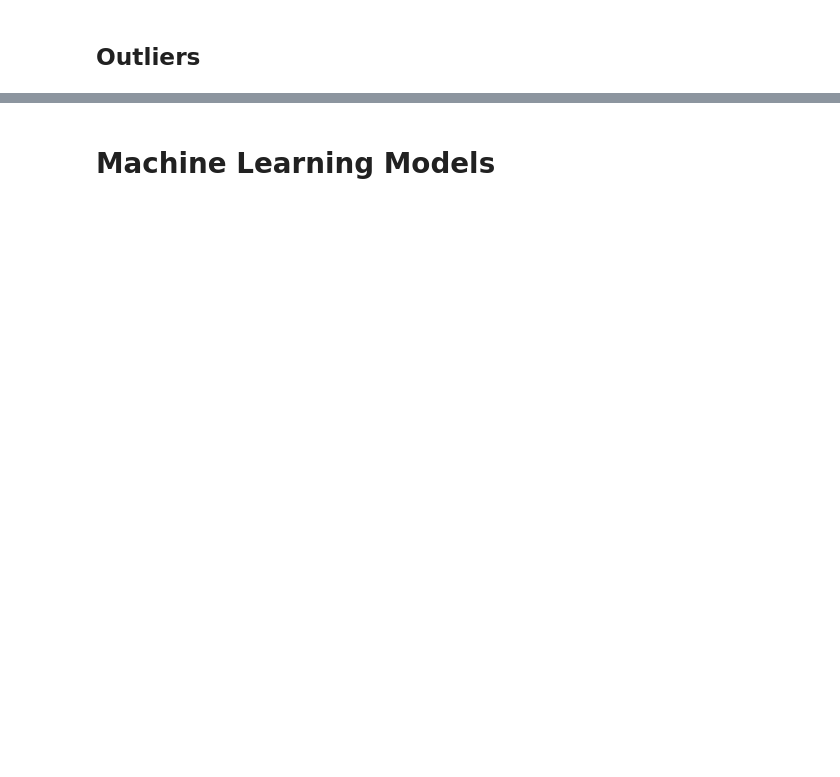
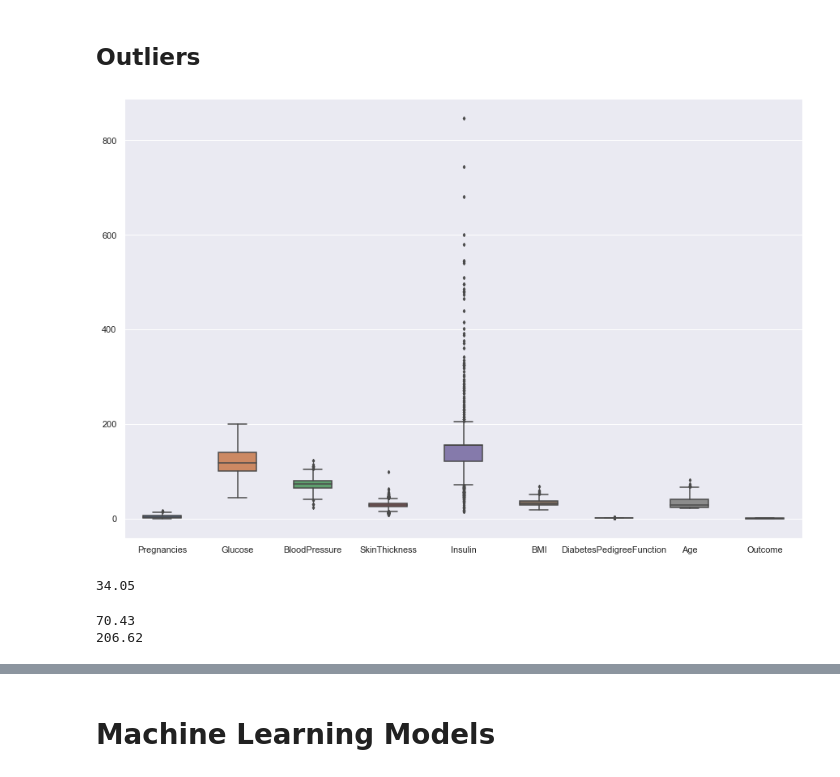
Before and after one commit to Wamuza1/Diabetes-Prediction-Analysis, a Jupyter notebook: Ins_Logistic_Regression.ipynb, the cells around one changed output, grey strips where cells are left out. Cells and saved outputs as stored; diff of their text form; code cells hidden in the pictures; blank space fills up the shorter version.

```diff
--- a/Ins_Logistic_Regression.ipynb
+++ b/Ins_Logistic_Regression.ipynb
@@ -128,19 +312,26 @@ sns.distplot(df_copy.BMI, bins = 20, ax=ax[3,1])
 # %% [markdown]
 ## Outliers
 # %%
-# fig, ax = plt.subplots(figsize = (15, 10))
-# sns.boxplot(data = df_copy, width = 0.5, ax = ax, fliersize = 3)
-# plt.show()
+fig, ax = plt.subplots(figsize = (15, 10))
+sns.boxplot(data = df_copy, width = 0.5, ax = ax, fliersize = 3)
+plt.show()
+# %% [output]
+[figure, added]
 # %%
-# outLier_df= df_copy.copy()
-# Q1 = outLier_df.Insulin.quantile(0.25)
-# Q3 = outLier_df.Insulin.quantile(0.75)
-# IQR = Q3-Q1
-# print(round(IQR,2))
+outLier_df= df_copy.copy()
+Q1 = outLier_df.Insulin.quantile(0.25)
+Q3 = outLier_df.Insulin.quantile(0.75)
+IQR = Q3-Q1
+print(round(IQR,2))
+# %% [output]
+34.05
 # %%
-# lower = Q1 - 1.5*IQR
-# upper = Q3 + 1.5*IQR
-# print(round(lower,2))
-# print(round(upper,2))
+lower = Q1 - 1.5*IQR
+upper = Q3 + 1.5*IQR
+print(round(lower,2))
+print(round(upper,2))
+# %% [output]
+70.43
+206.62
 # %%
 
```
Also changed, not shown: parts of 62 cells of this notebook.
